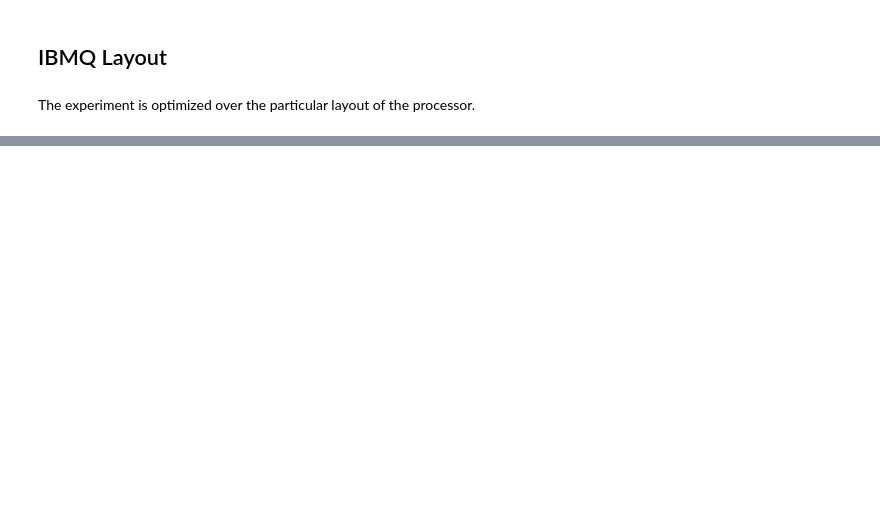
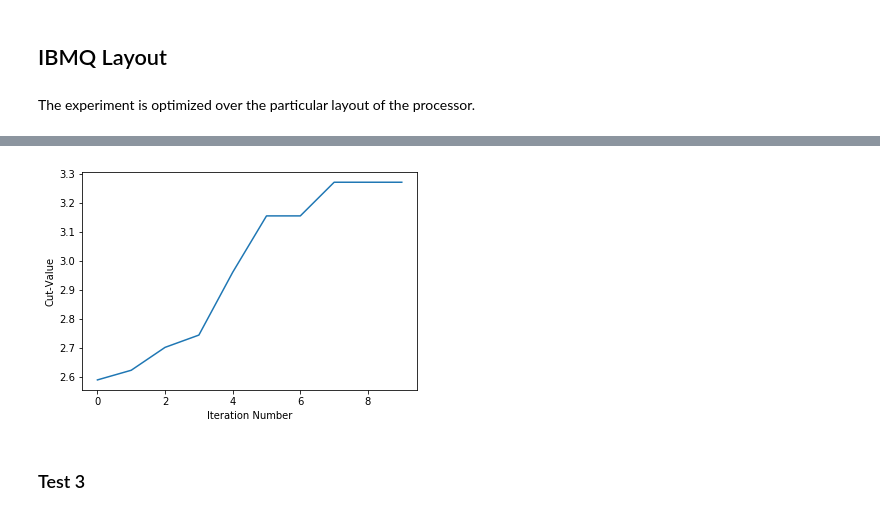
Before and after one commit to Thiagorwb/USEQIP, a Jupyter notebook: Max-Cut/Hybrid Max-Cut.ipynb, the cells around one changed output, grey strips where cells are left out. Cells and saved outputs as stored; diff of their text form; code cells hidden in the pictures; blank space fills up the shorter version.

```diff
--- a/Max-Cut/Hybrid Max-Cut.ipynb
+++ b/Max-Cut/Hybrid Max-Cut.ipynb
@@ -447,0 +616,15 @@ def qcpass(adjacency_matrix, niters, shots):
+# %%
+plot_convergence([2.5902169752952853,
+ 2.6234816489525414,
+ 2.7021897420159684,
+ 2.74446873005213,
+ 2.960513374241142,
+ 3.154506500973039,
+ 3.154506500973039,
+ 3.2702757618713942,
+ 3.2702757618713942,
+ 3.2702757618713942])
+# %% [output]
+[figure, added]
+# %% [markdown]
+### Test 3
```
Also changed, not shown: parts of 36 cells of this notebook.
